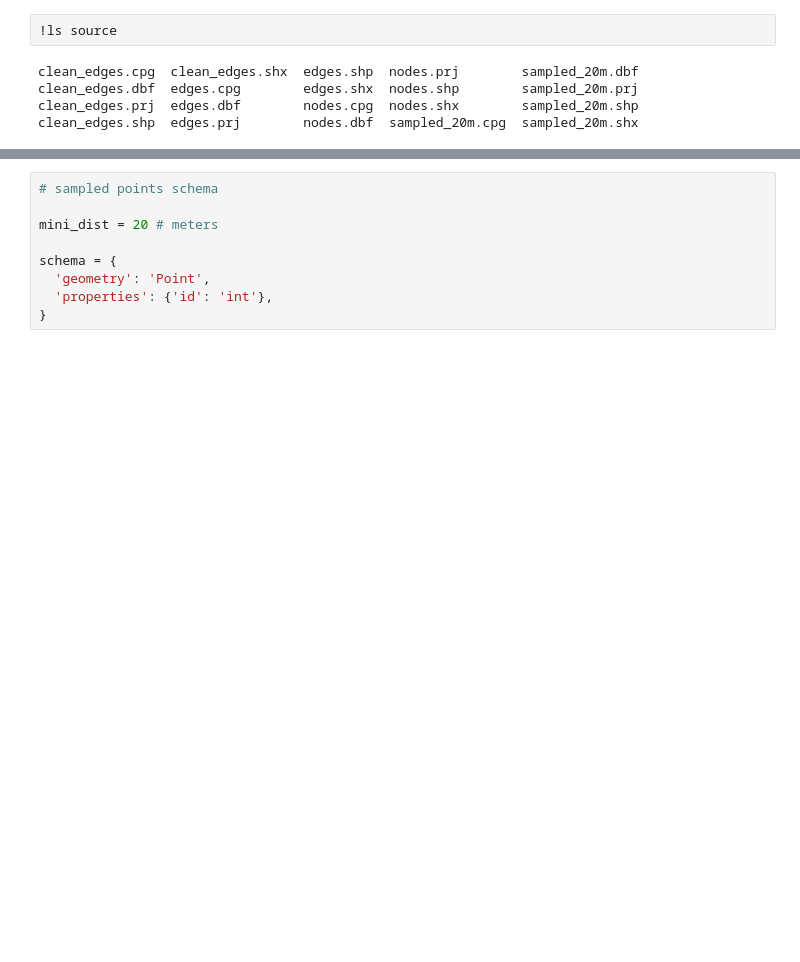
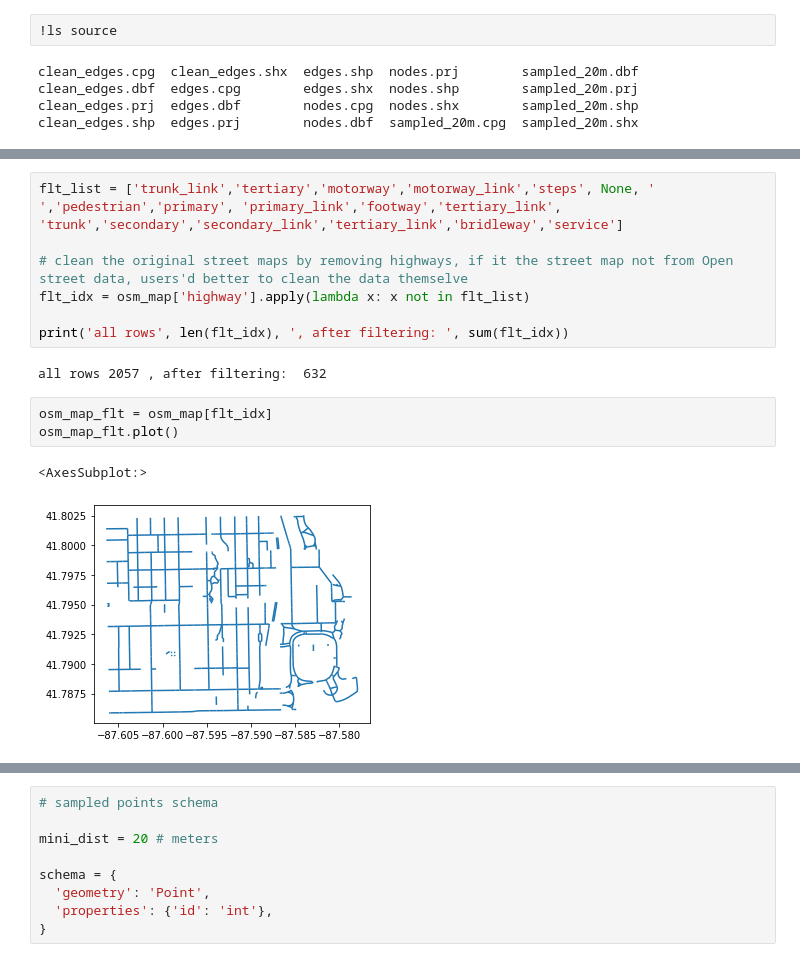
Before and after one commit to kywch/geo-colab, a Jupyter notebook: TreePedia_Step1_point_sampling.ipynb, the cells around one changed output, grey strips where cells are left out. Cells and saved outputs as stored; diff of their text form; blank space fills up the shorter version.

```diff
--- a/TreePedia_Step1_point_sampling.ipynb
+++ b/TreePedia_Step1_point_sampling.ipynb
@@ -113,0 +92,15 @@ TypeError: ignored
+# %%
+flt_list = ['trunk_link','tertiary','motorway','motorway_link','steps', None, ' ','pedestrian','primary', 'primary_link','footway','tertiary_link', 'trunk','secondary','secondary_link','tertiary_link','bridleway','service']
+
+# clean the original street maps by removing highways, if it the street map not from Open street data, users'd better to clean the data themselve
+flt_idx = osm_map['highway'].apply(lambda x: x not in flt_list)
+
+print('all rows', len(flt_idx), ', after filtering: ', sum(flt_idx))
+# %% [output]
+all rows 2057 , after filtering:  632
+# %%
+osm_map_flt = osm_map[flt_idx]
+osm_map_flt.plot()
+# %% [output]
+<AxesSubplot:>
+[figure, added]
```
Also changed, not shown: parts of 10 cells of this notebook.
